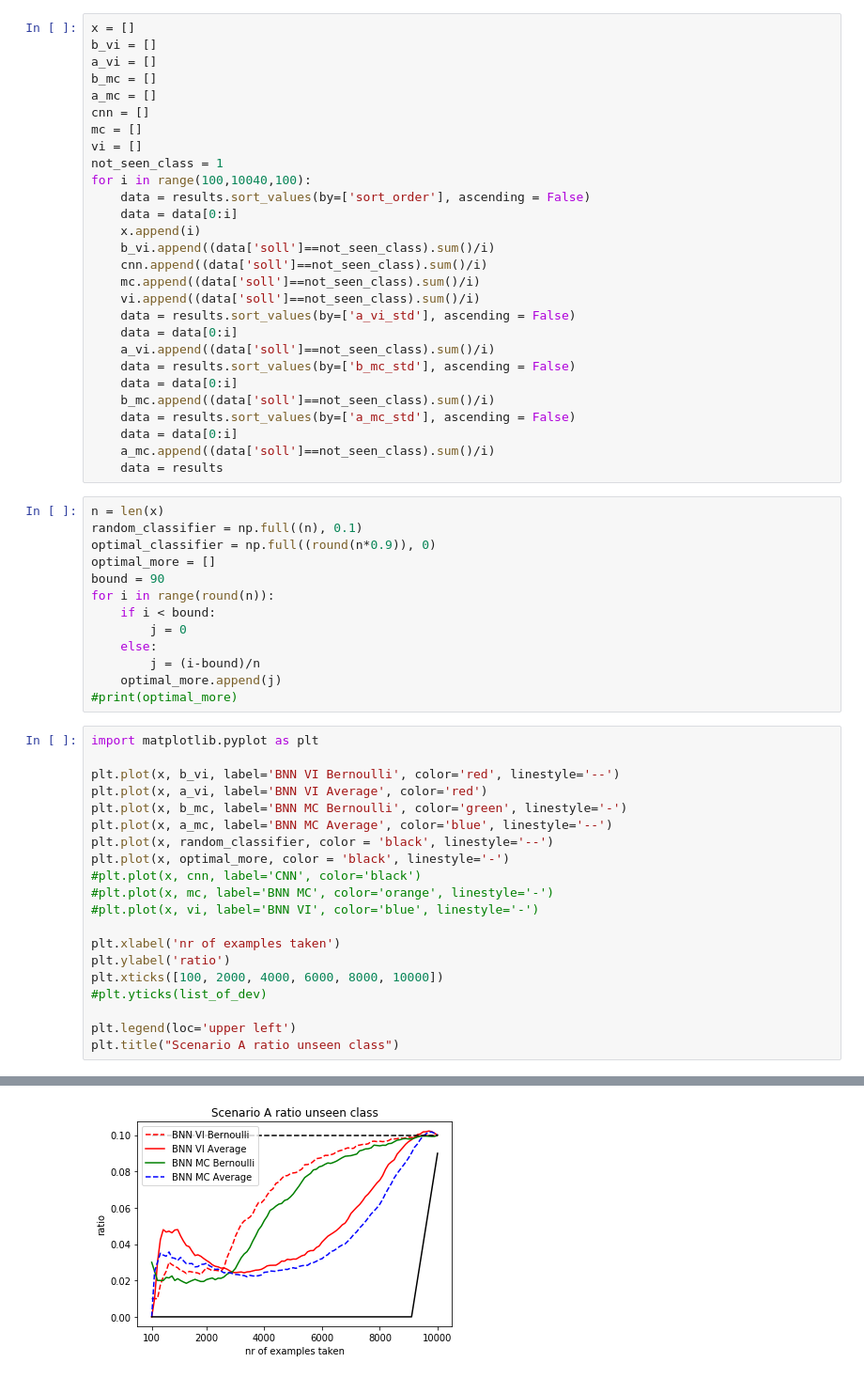
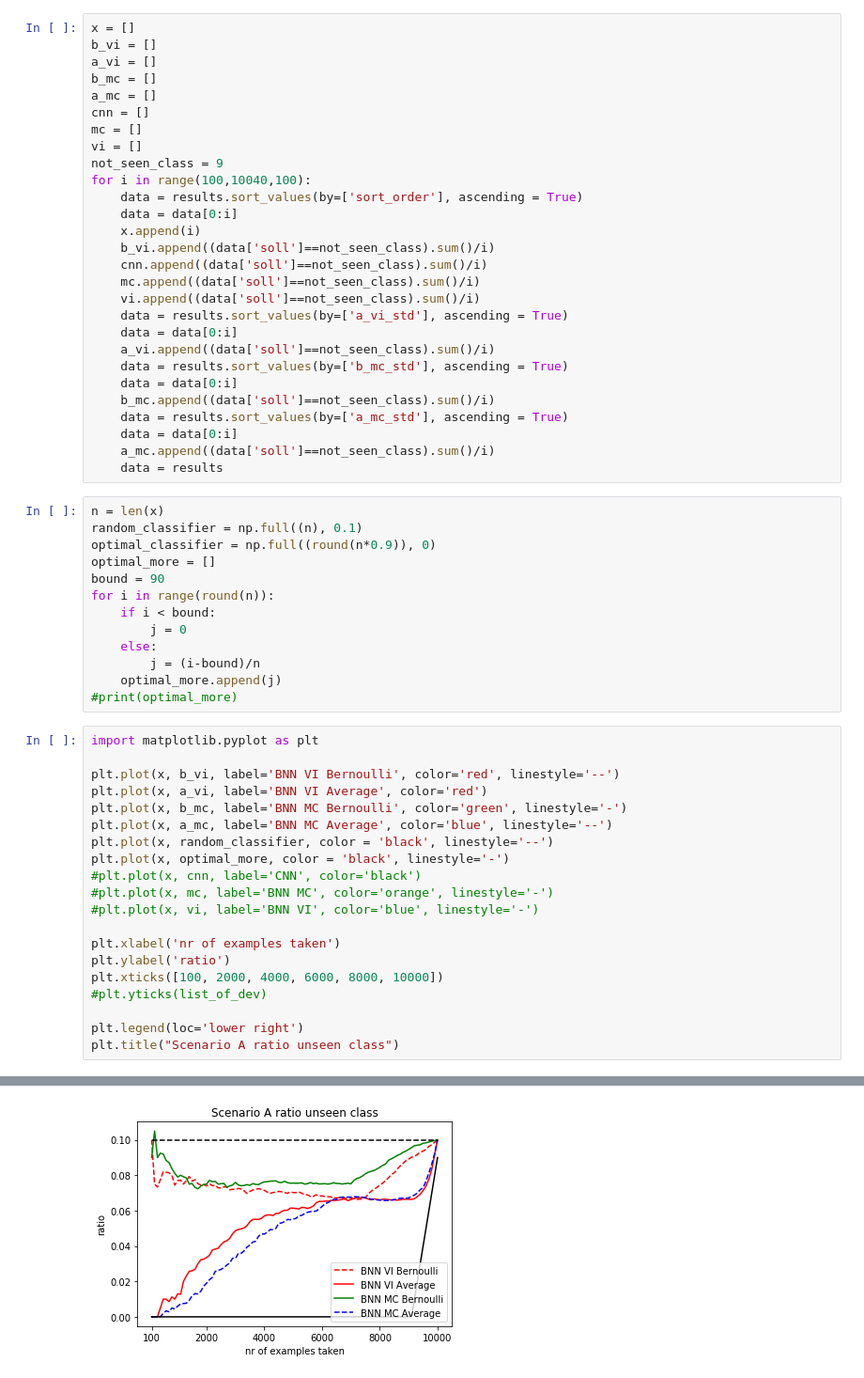
Before and after one commit to annamiri/cornerstone-project, a Jupyter notebook: D_003_one_class_missing_dataset_evaluate.ipynb, the cells around one changed output, grey strips where cells are left out. Shown at 94% size. Saved outputs shown, nothing was run; the diff lists cells and outputs as text.

Commit message:
Add files via upload
updated plots

```diff
--- a/D_003_one_class_missing_dataset_evaluate.ipynb
+++ b/D_003_one_class_missing_dataset_evaluate.ipynb
@@ -357,22 +357,22 @@ a_mc = []
 cnn = []
 mc = []
 vi = []
-not_seen_class = 1
+not_seen_class = 9
 for i in range(100,10040,100):
-    data = results.sort_values(by=['sort_order'], ascending = False)
+    data = results.sort_values(by=['sort_order'], ascending = True)
     data = data[0:i]
     x.append(i)
     b_vi.append((data['soll']==not_seen_class).sum()/i)
     cnn.append((data['soll']==not_seen_class).sum()/i)
     mc.append((data['soll']==not_seen_class).sum()/i)
     vi.append((data['soll']==not_seen_class).sum()/i)
-    data = results.sort_values(by=['a_vi_std'], ascending = False)
+    data = results.sort_values(by=['a_vi_std'], ascending = True)
     data = data[0:i]
     a_vi.append((data['soll']==not_seen_class).sum()/i)
-    data = results.sort_values(by=['b_mc_std'], ascending = False)
+    data = results.sort_values(by=['b_mc_std'], ascending = True)
     data = data[0:i]
     b_mc.append((data['soll']==not_seen_class).sum()/i)
-    data = results.sort_values(by=['a_mc_std'], ascending = False)
+    data = results.sort_values(by=['a_mc_std'], ascending = True)
     data = data[0:i]
     a_mc.append((data['soll']==not_seen_class).sum()/i)
     data = results
@@ -392,26 +392,26 @@ for i in range(round(n)):
 # %%
 import matplotlib.pyplot as plt
 
 plt.plot(x, b_vi, label='BNN VI Bernoulli', color='red', linestyle='--')
 plt.plot(x, a_vi, label='BNN VI Average', color='red')
 plt.plot(x, b_mc, label='BNN MC Bernoulli', color='green', linestyle='-')
 plt.plot(x, a_mc, label='BNN MC Average', color='blue', linestyle='--')
 plt.plot(x, random_classifier, color = 'black', linestyle='--')
 plt.plot(x, optimal_more, color = 'black', linestyle='-')
 #plt.plot(x, cnn, label='CNN', color='black')
 #plt.plot(x, mc, label='BNN MC', color='orange', linestyle='-')
 #plt.plot(x, vi, label='BNN VI', color='blue', linestyle='-')
 
 plt.xlabel('nr of examples taken')
 plt.ylabel('ratio')
 plt.xticks([100, 2000, 4000, 6000, 8000, 10000])
 #plt.yticks(list_of_dev)
 
-plt.legend(loc='upper left')
+plt.legend(loc='lower right')
 plt.title("Scenario A ratio unseen class")
 # %% [output]
 Text(0.5, 1.0, 'Scenario A ratio unseen class')
-[figure, old version]
+[figure, new version]
 # %%
 ## bigger text for graphs in presentation
 fig, ax = plt.subplots(figsize=(8,6))
```
Also changed, not shown: parts of 1 cell of this notebook, 2 other files.
